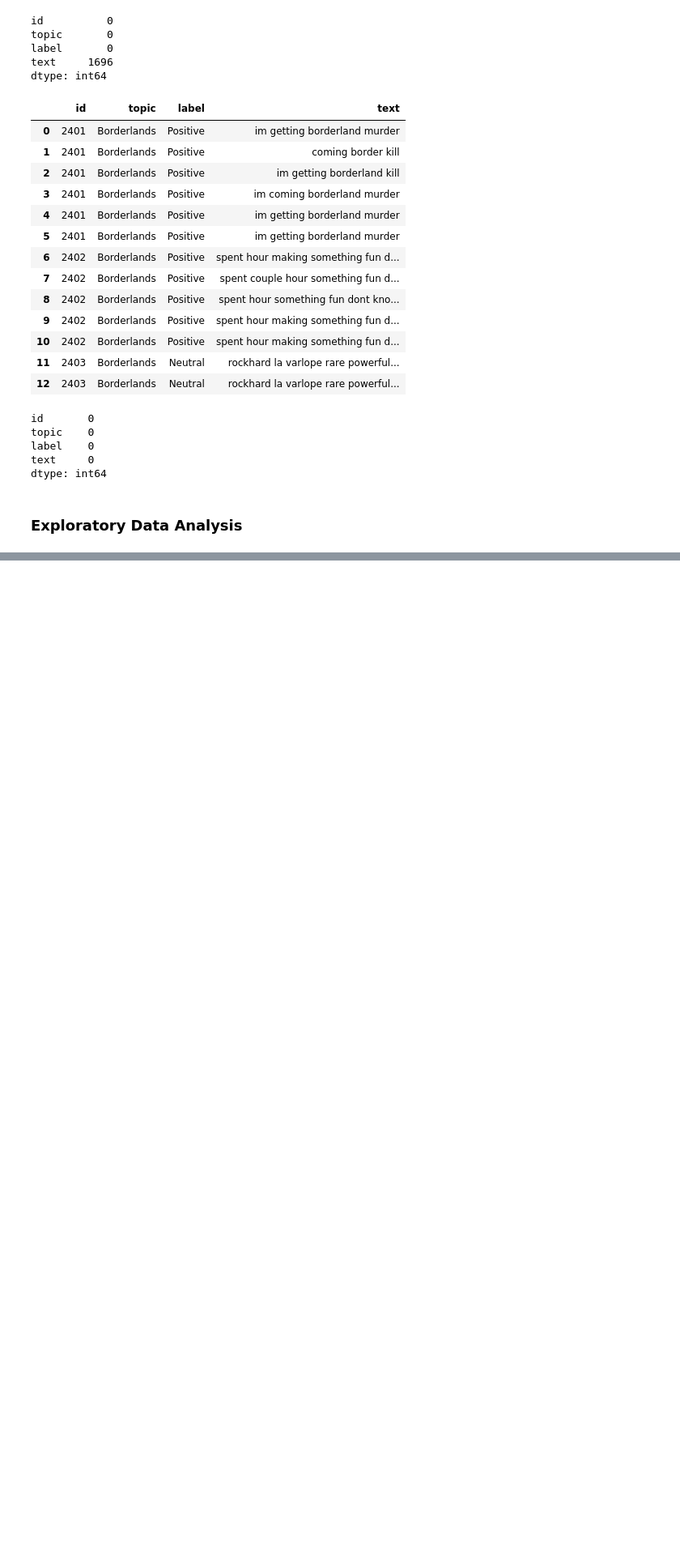
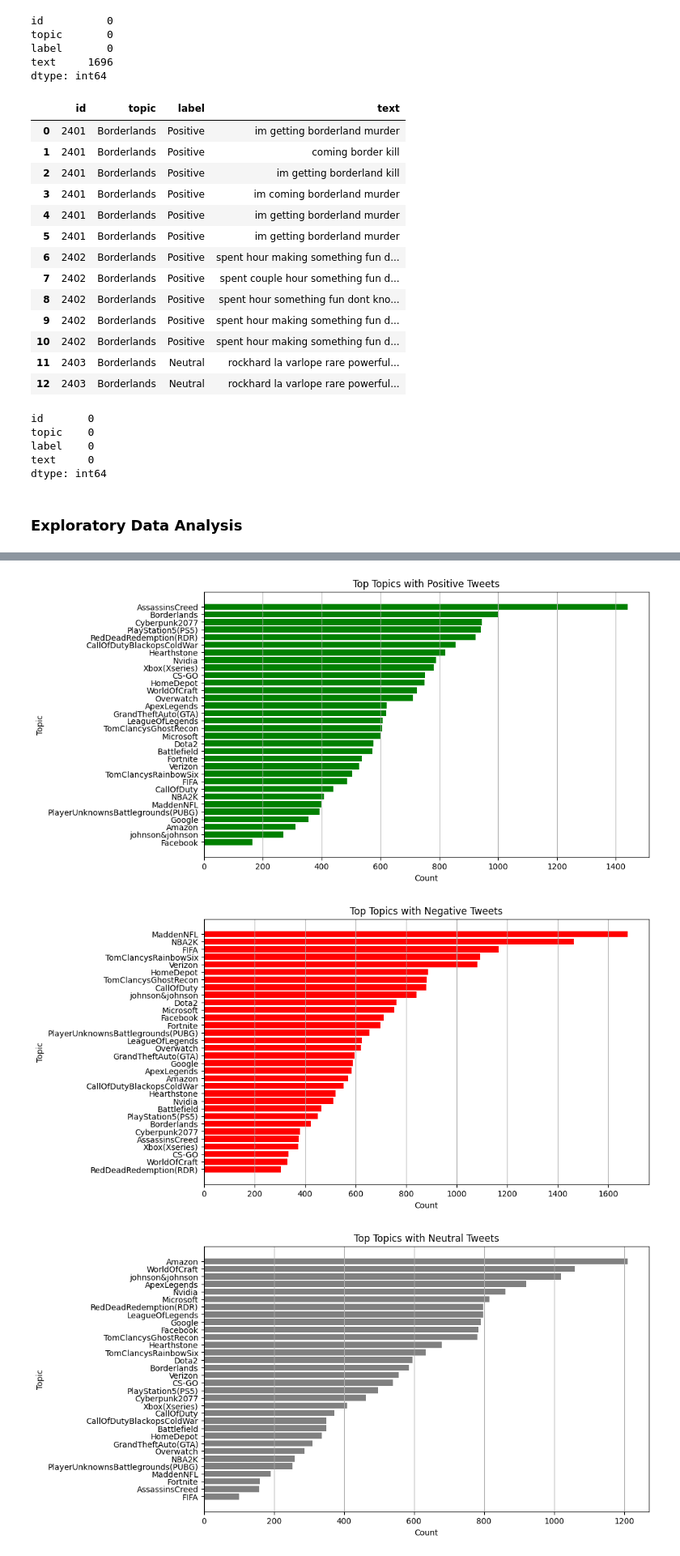
Before and after one commit to matchi-1/Twitter-Sentiment-Analysis, a Jupyter notebook: notebooks/TwitterSentimentAnalysis.ipynb, the cells around one changed output, grey strips where cells are left out. Shown at 81% size. Cells and saved outputs as stored; diff of their text form; code cells hidden in the pictures; blank space fills up the shorter version.

```diff
--- a/notebooks/TwitterSentimentAnalysis.ipynb
+++ b/notebooks/TwitterSentimentAnalysis.ipynb
@@ -237,28 +240,31 @@ fig.show()
 # %%
-# Group by topic and label, and count the occurrences
-df_count = df.groupby(['topic', 'label']).size().reset_index(name='count')
-
 def plot_sentiment_topics(df, sentiment_label):
     # Group by topic and label, and count the occurrences
     df_count = df.groupby(['topic', 'label']).size().reset_index(name='count')
 
     # Filter rows where label matches the specified sentiment_label
     df_filtered = df_count[df_count['label'] == sentiment_label]
 
     # Sort the df by count
     df_filtered = df_filtered.sort_values(by='count', ascending=True)
 
-    # Create the bar graph
-    fig = px.bar(df_filtered, y='topic', x='count', orientation='h',
-                 title=f'Top Topics with {sentiment_label} Tweets',
-                 color='count')
-    fig.update_traces(marker=dict(colorscale='Viridis'), selector=dict(type='bar'))
-    fig.update_layout(height=750)
+    # Define colors based on sentiment
+    colors = {'Positive': 'green', 'Negative': 'red', 'Neutral': 'grey'}
 
-    # Display the plot
-    fig.show()
+    # Create the bar plot
+    plt.figure(figsize=(10, 6))
+    plt.barh(df_filtered['topic'], df_filtered['count'], color=colors[sentiment_label])
+    plt.xlabel('Count')
+    plt.ylabel('Topic')
+    plt.title(f'Top Topics with {sentiment_label} Tweets')
+    plt.grid(axis='x')
+    plt.show()
 
 # Call the function for each sentiment label
 plot_sentiment_topics(df, 'Positive')
 plot_sentiment_topics(df, 'Negative')
 plot_sentiment_topics(df, 'Neutral')
+# %% [output]
+[figure, added]
+[figure, added]
+[figure, added]
```
Also changed, not shown: parts of 3 cells of this notebook.
